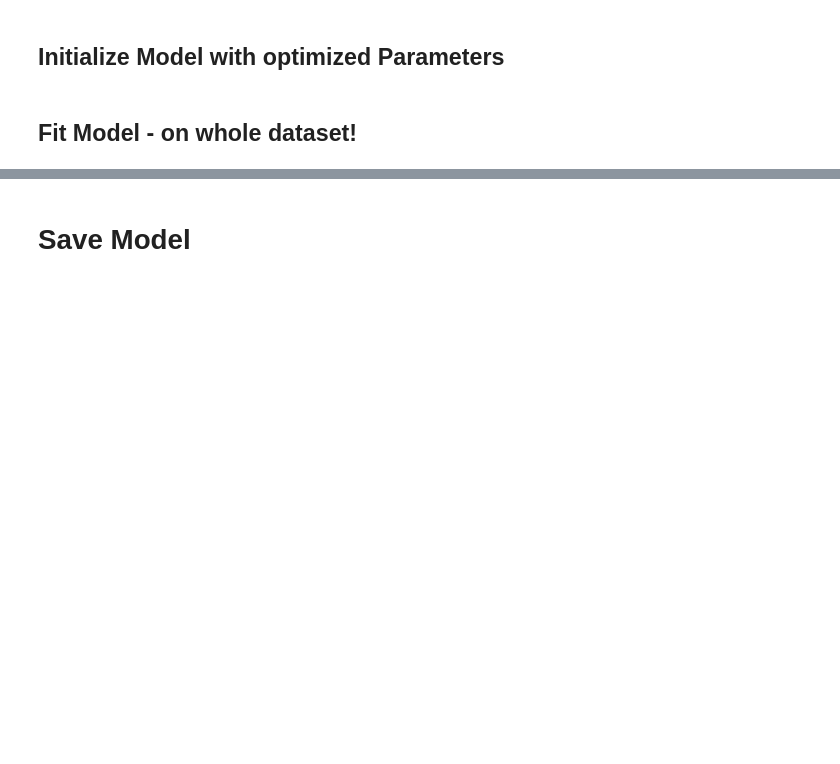
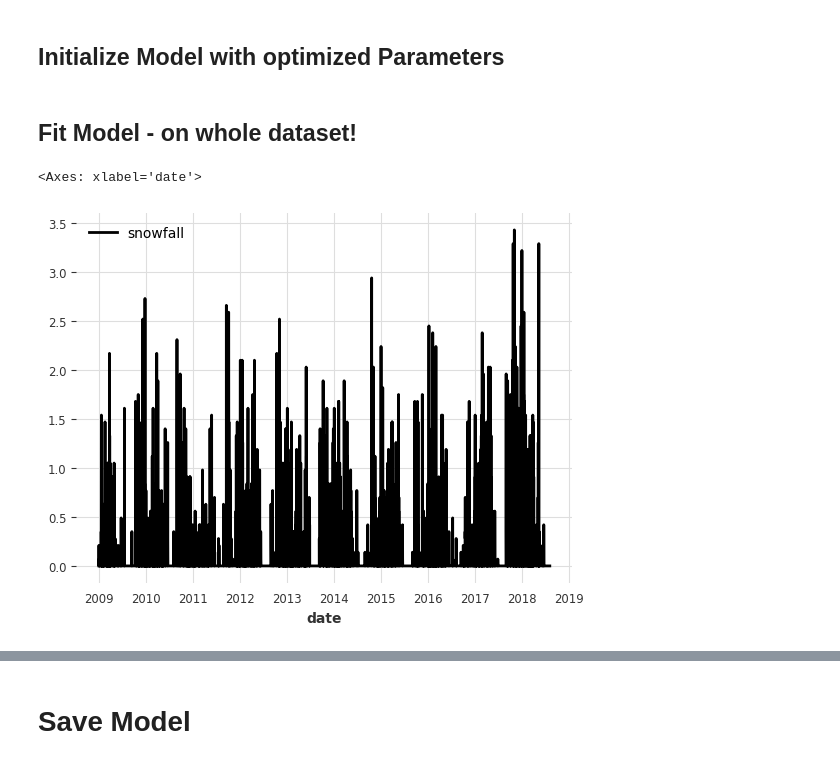
Before and after one commit to MadMax1995bb/powder_alert2.0, a Jupyter notebook: notebooks/notebook_Anita-Gei_improve_snowfall_model_colab.ipynb, the cells around one changed output, grey strips where cells are left out. Cells and saved outputs as stored; diff of their text form; code cells hidden in the pictures; blank space fills up the shorter version.

```diff
--- a/notebooks/notebook_Anita-Gei_improve_snowfall_model_colab.ipynb
+++ b/notebooks/notebook_Anita-Gei_improve_snowfall_model_colab.ipynb
@@ -376,6 +376,11 @@ model = TransformerModel(
     )
 # %% [markdown]
 ## Fit Model - on whole dataset!
+# %%
+y_train.plot()
+# %% [output]
+<Axes: xlabel='date'>
+[figure, added]
 # %%
 model.fit(
     series=y_train,
```
Also changed, not shown: parts of 9 cells of this notebook.
